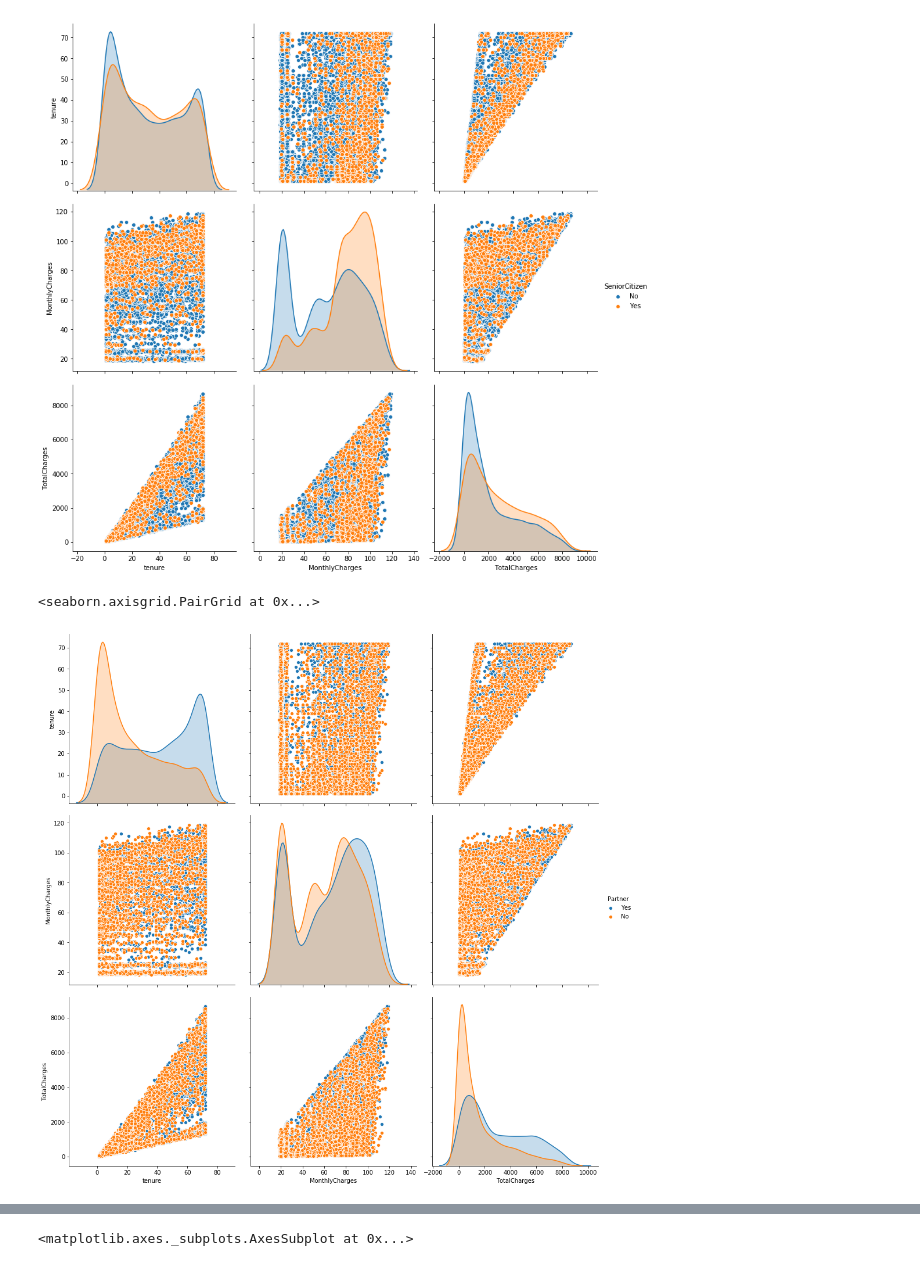
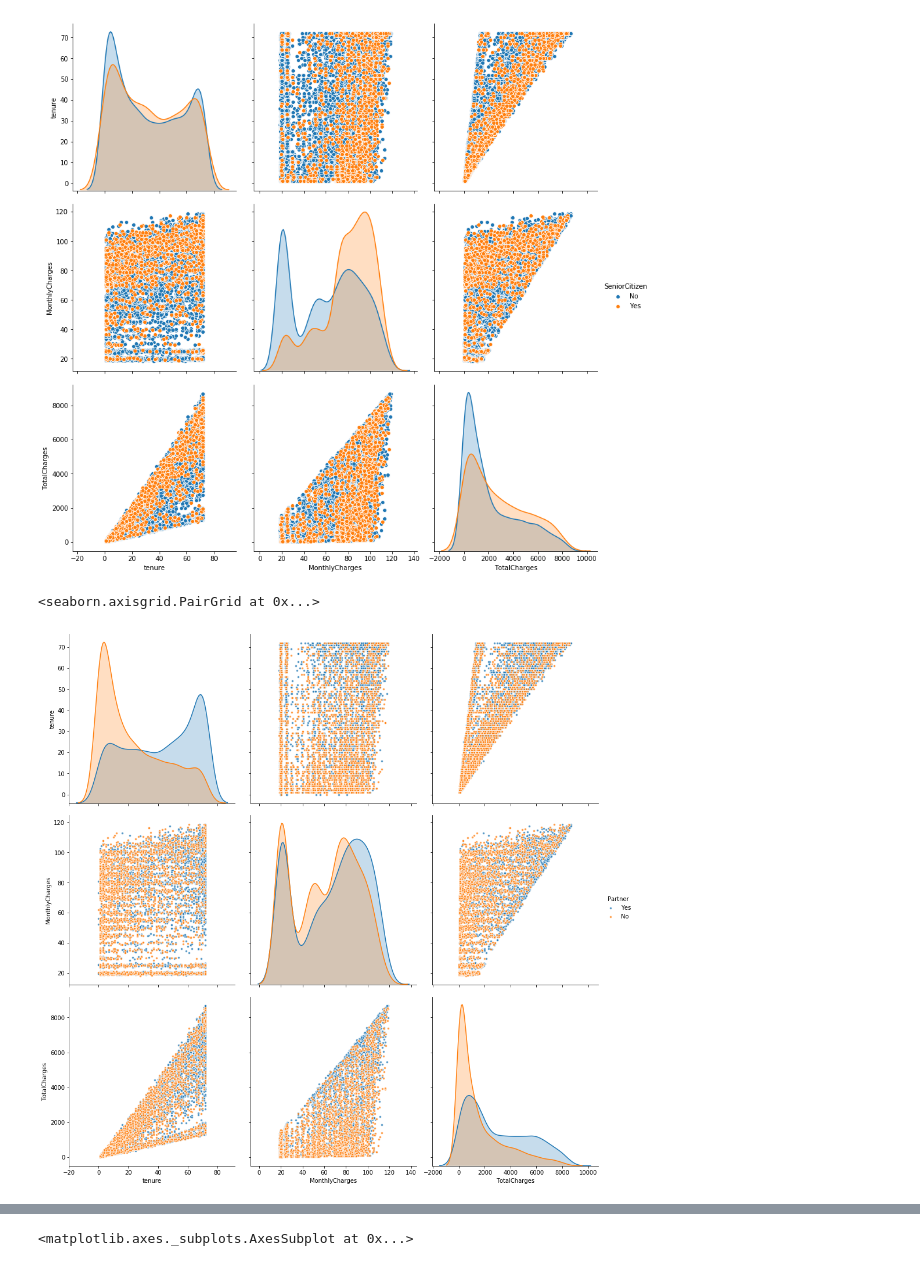
Before and after one commit to ShadowBrandon/TelcomChurn, a Jupyter notebook: Data Analysis.ipynb, the cells around one changed output, grey strips where cells are left out. Cells and saved outputs as stored; diff of their text form; code cells hidden in the pictures.

```diff
--- a/Data Analysis.ipynb
+++ b/Data Analysis.ipynb
@@ -62,4 +69,4 @@ Telco_df.TotalCharges = pd.to_numeric(Telco_df.TotalCharges, errors='coerce')
 # %%
 Telco_df['SeniorCitizen'] = Telco_df['SeniorCitizen'].apply(str)
-Telco_df['SeniorCitizen'] = Telco_df['SeniorCitizen'].str.replace('1', 'Yes', regex=True)
-Telco_df['SeniorCitizen'] = Telco_df['SeniorCitizen'].str.replace('0', 'No', regex=True)
+#Telco_df['SeniorCitizen'] = Telco_df['SeniorCitizen'].str.replace('1', 'Yes', regex=True)
+#Telco_df['SeniorCitizen'] = Telco_df['SeniorCitizen'].str.replace('0', 'No', regex=True)
@@ -329,8 +338,8 @@ sns.pairplot(Telco_df, hue="SeniorCitizen", height= 4)
 <seaborn.axisgrid.PairGrid at 0x...>
 [figure]
 # %%
-sns.pairplot(Telco_df, hue="Partner", height= 4.5)
+sns.pairplot(Telco_df, hue="Partner", height= 4.5, plot_kws = {'alpha': 0.75,'s': 15})
 # %% [output]
 <seaborn.axisgrid.PairGrid at 0x...>
-[figure, old version]
+[figure, new version]
 # %%
```
Also changed, not shown: parts of 40 cells of this notebook, 2 other files.
